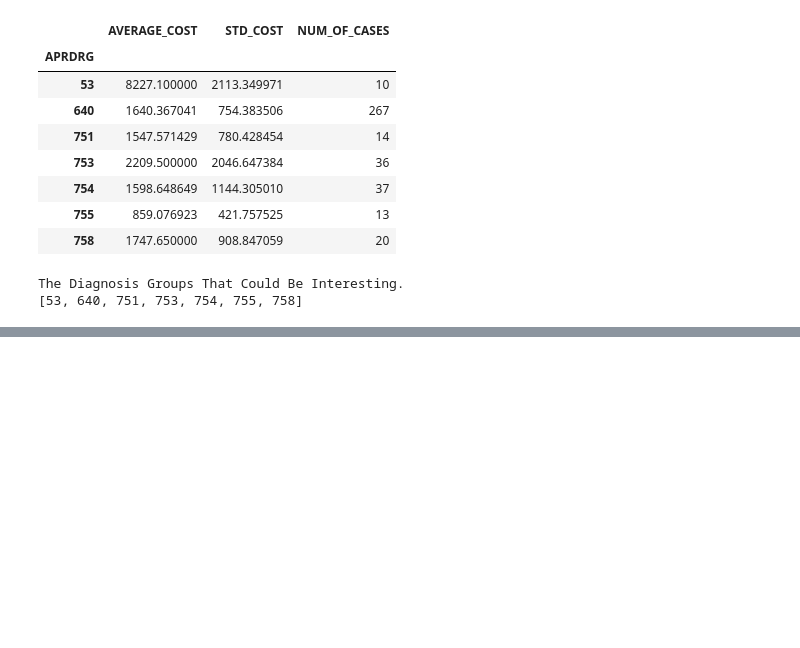
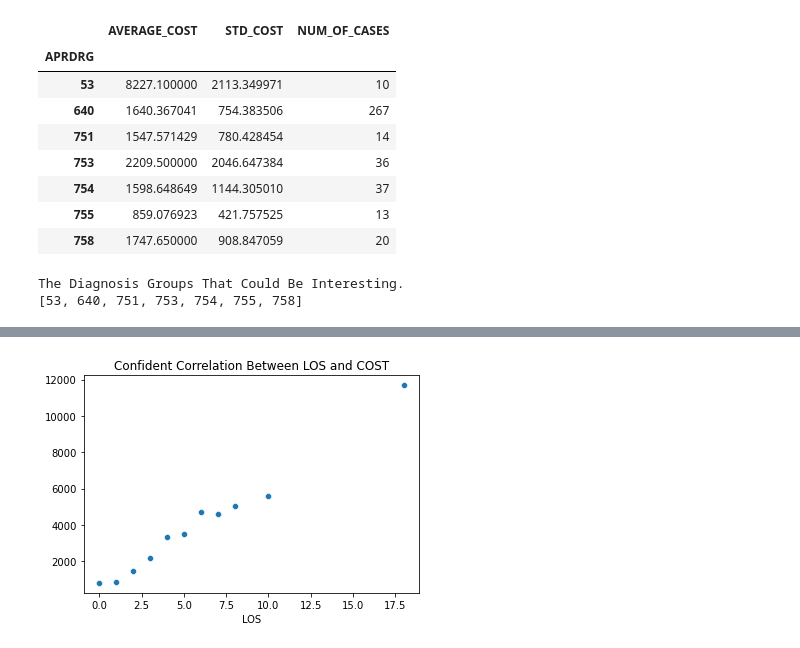
Before and after one commit to adcovell/wisconsin_healthcare_costs, a Jupyter notebook: healthcare_costs_wiscon.ipynb, the cells around one changed output, grey strips where cells are left out. Drawn from its saved outputs; the diff is of its cells as text; code cells hidden in the pictures; blank space fills up the shorter version.

```diff
--- a/healthcare_costs_wiscon.ipynb
+++ b/healthcare_costs_wiscon.ipynb
@@ -73,0 +180,6 @@ _ = sns.scatterplot(x=range(1, len(cost_per_day_list)), y=cost_per_day_list[1:])
+# %%
+# Visualize the Correlation Between the the Length of Stay and Cost With Statistically Relevant Data Only
+stat_good_df = main_df[main_df['APRDRG'].isin(interesting_diagnosis_groups)].groupby(by = ['LOS']).TOTCHG.mean()
+_ = sns.scatterplot(x=stat_good_df.index, y=stat_good_df.values).set_title('Confident Correlation Between LOS and COST')
+# %% [output]
+[figure, added]
```
Also changed, not shown: parts of 11 cells of this notebook.
